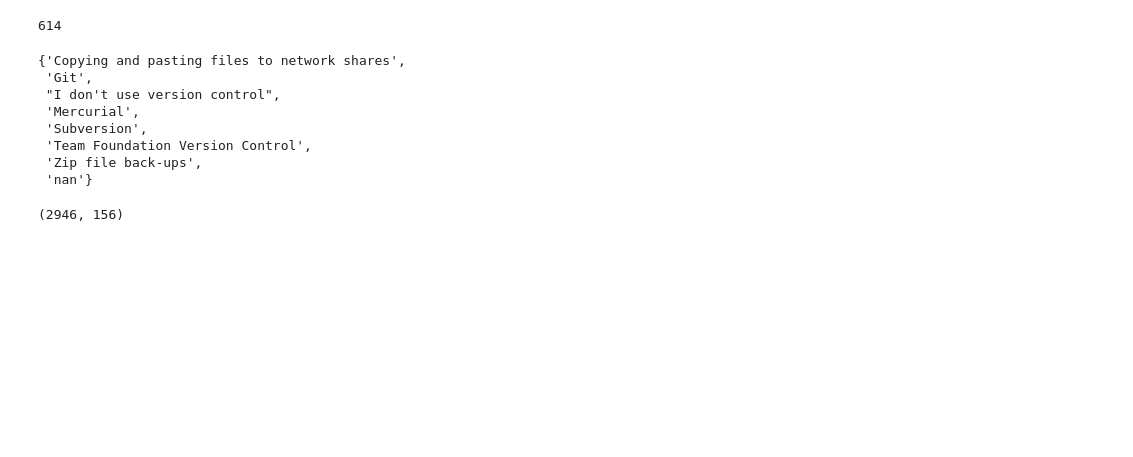
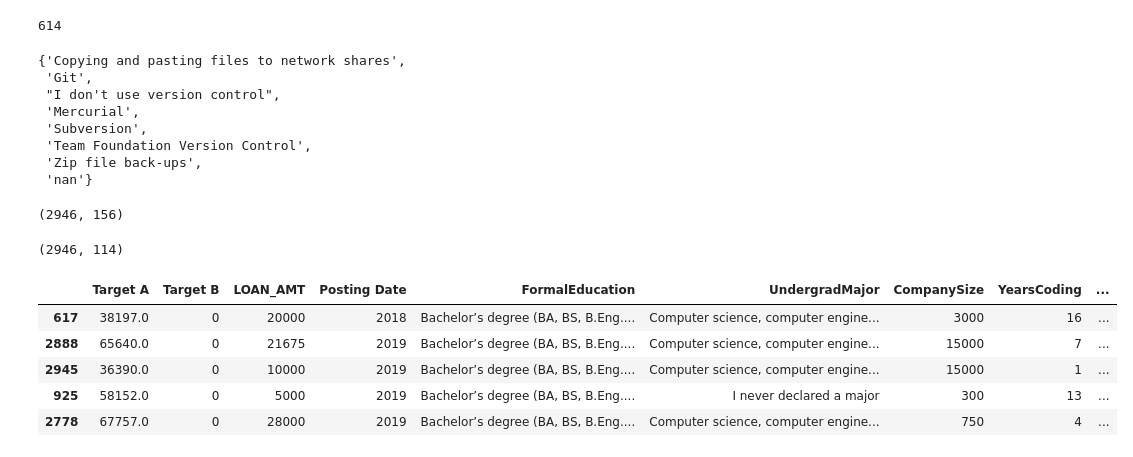
Before and after one commit to sreeharipa/Salary-satisfaction, a Jupyter notebook: analysis.ipynb, the cells around one changed output. Saved outputs shown, nothing was run; the diff lists cells and outputs as text; code cells hidden in the pictures; blank space fills up the shorter version.

Commit message:
dataprep done and sample model built

```diff
--- a/analysis.ipynb
+++ b/analysis.ipynb
@@ -1833,0 +1813,13 @@ df.shape
+# %%
+df.shape
+# %% [output]
+(2946, 114)
+# %%
+df.sample(5)
+# %% [output]
+|  | Target A | Target B | LOAN_AMT | Posting Date | FormalEducation | UndergradMajor | CompanySize | YearsCoding | ... |
+| 617 | 38197.0 | 0 | 20000 | 2018 | Bachelor’s degree (BA, BS, B.Eng.... | Computer science, computer engine... | 3000 | 16 | ... |
+| 2888 | 65640.0 | 0 | 21675 | 2019 | Bachelor’s degree (BA, BS, B.Eng.... | Computer science, computer engine... | 15000 | 7 | ... |
+| 2945 | 36390.0 | 0 | 10000 | 2019 | Bachelor’s degree (BA, BS, B.Eng.... | Computer science, computer engine... | 15000 | 1 | ... |
+| 925 | 58152.0 | 0 | 5000 | 2019 | Bachelor’s degree (BA, BS, B.Eng.... | I never declared a major | 300 | 13 | ... |
+| 2778 | 67757.0 | 0 | 28000 | 2019 | Bachelor’s degree (BA, BS, B.Eng.... | Computer science, computer engine... | 750 | 4 | ... |
```
Also changed, not shown: parts of 31 cells of this notebook, 1 other file.
